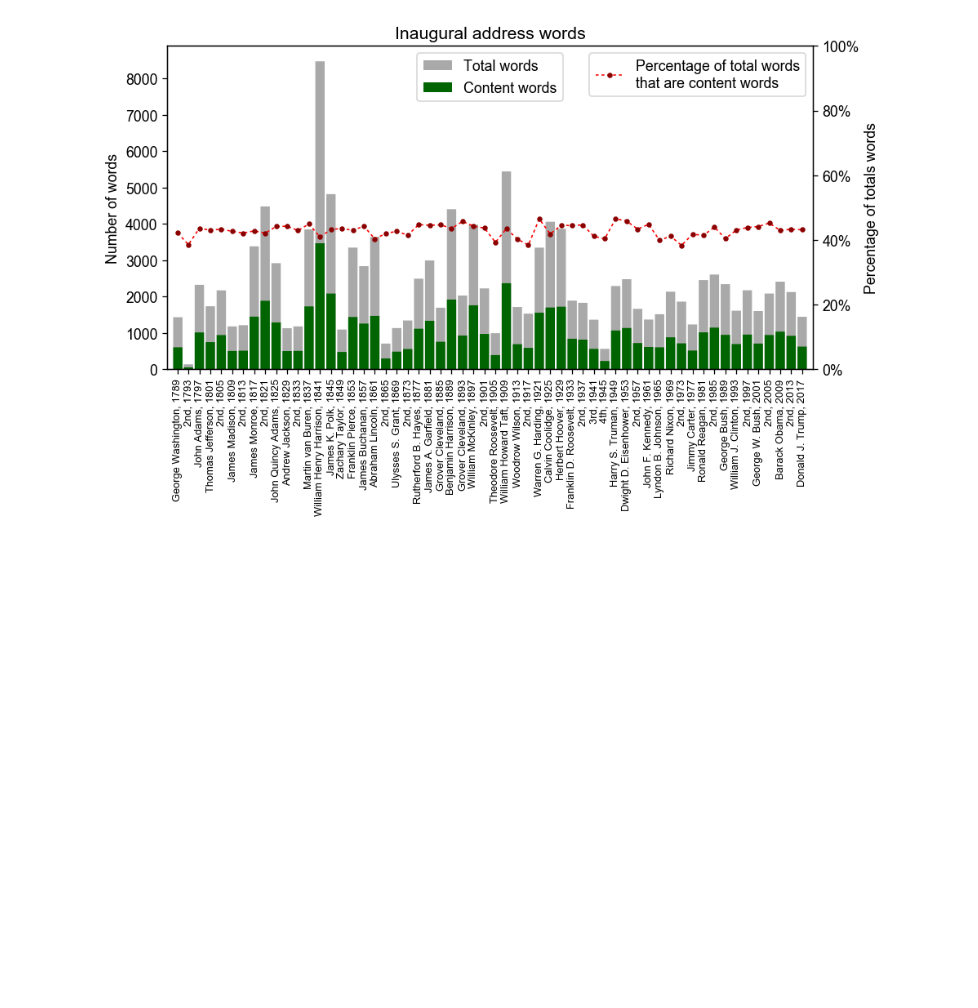
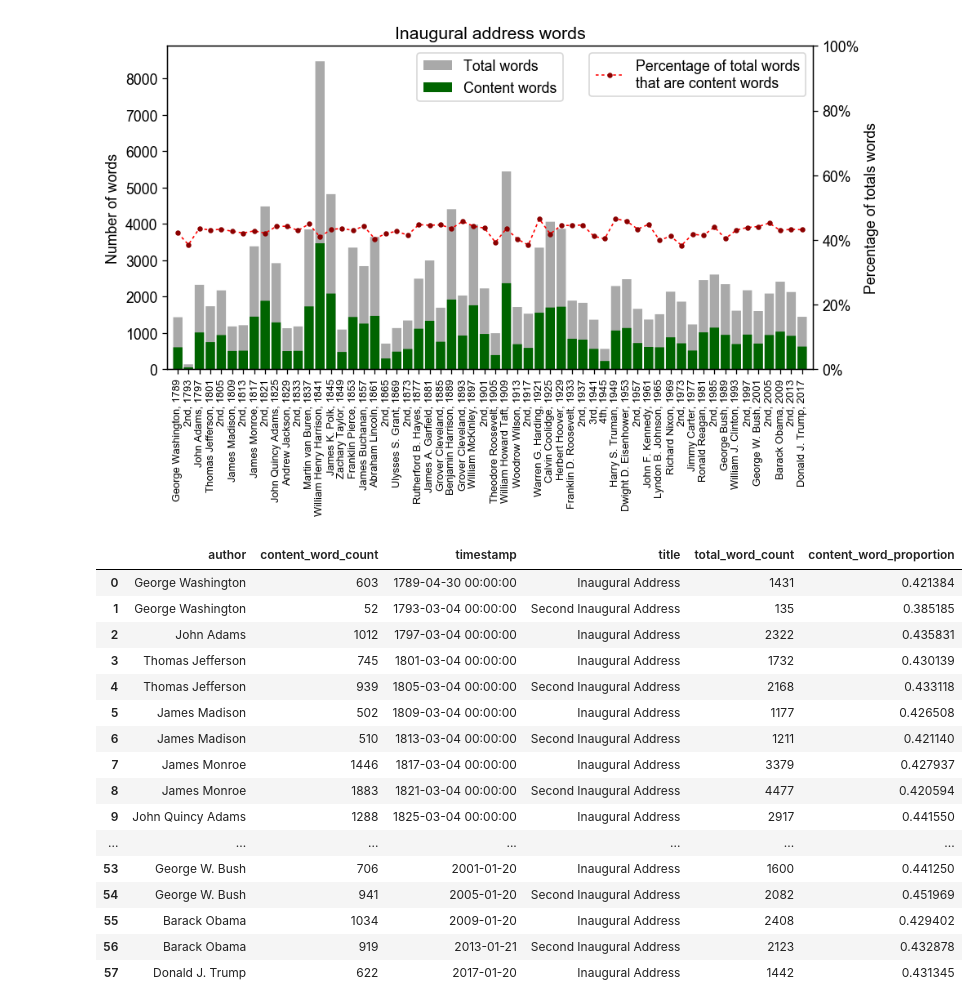
Before and after one commit to chbrown/presidents, a Jupyter notebook: notebooks/Historical-inaugural-address-timeseries.ipynb, the cells around one changed output. Cells and saved outputs as stored; diff of their text form; code cells hidden in the pictures; blank space fills up the shorter version.

Commit message:
Update inaug. address timeseries notebook (as of 2017-04-23)

```diff
--- a/notebooks/Historical-inaugural-address-timeseries.ipynb
+++ b/notebooks/Historical-inaugural-address-timeseries.ipynb
@@ -66,3 +66,23 @@ plt.tight_layout()
 # plt.savefig('Historical-inaugural-address-timeseries.pdf')
 # %% [output]
 [figure]
+# %%
+df
+# %% [output]
+|  | author | content_word_count | timestamp | title | total_word_count | content_word_proportion |
+| 0 | George Washington | 603 | 1789-04-30 00:00:00 | Inaugural Address | 1431 | 0.421384 |
+| 1 | George Washington | 52 | 1793-03-04 00:00:00 | Second Inaugural Address | 135 | 0.385185 |
+| 2 | John Adams | 1012 | 1797-03-04 00:00:00 | Inaugural Address | 2322 | 0.435831 |
+| 3 | Thomas Jefferson | 745 | 1801-03-04 00:00:00 | Inaugural Address | 1732 | 0.430139 |
+| 4 | Thomas Jefferson | 939 | 1805-03-04 00:00:00 | Second Inaugural Address | 2168 | 0.433118 |
+| 5 | James Madison | 502 | 1809-03-04 00:00:00 | Inaugural Address | 1177 | 0.426508 |
+| 6 | James Madison | 510 | 1813-03-04 00:00:00 | Second Inaugural Address | 1211 | 0.421140 |
+| 7 | James Monroe | 1446 | 1817-03-04 00:00:00 | Inaugural Address | 3379 | 0.427937 |
+| 8 | James Monroe | 1883 | 1821-03-04 00:00:00 | Second Inaugural Address | 4477 | 0.420594 |
+| 9 | John Quincy Adams | 1288 | 1825-03-04 00:00:00 | Inaugural Address | 2917 | 0.441550 |
+| ... | ... | ... | ... | ... | ... | ... |
+| 53 | George W. Bush | 706 | 2001-01-20 | Inaugural Address | 1600 | 0.441250 |
+| 54 | George W. Bush | 941 | 2005-01-20 | Second Inaugural Address | 2082 | 0.451969 |
+| 55 | Barack Obama | 1034 | 2009-01-20 | Inaugural Address | 2408 | 0.429402 |
+| 56 | Barack Obama | 919 | 2013-01-21 | Second Inaugural Address | 2123 | 0.432878 |
+| 57 | Donald J. Trump | 622 | 2017-01-20 | Inaugural Address | 1442 | 0.431345 |
```
Also changed, not shown: parts of 1 cell of this notebook.
